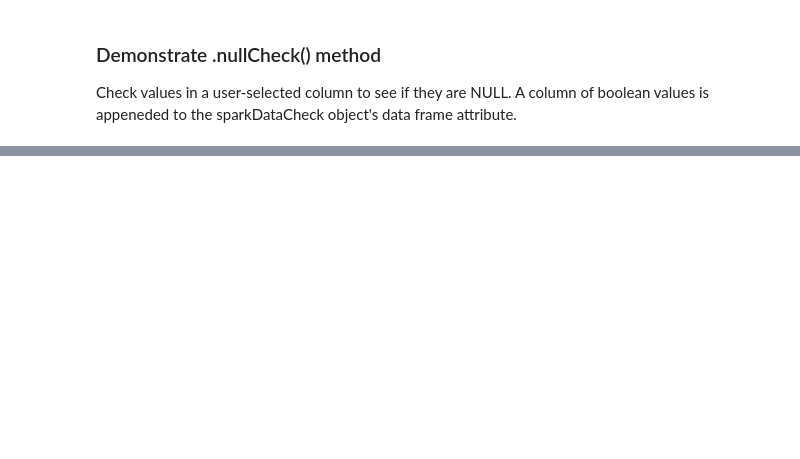
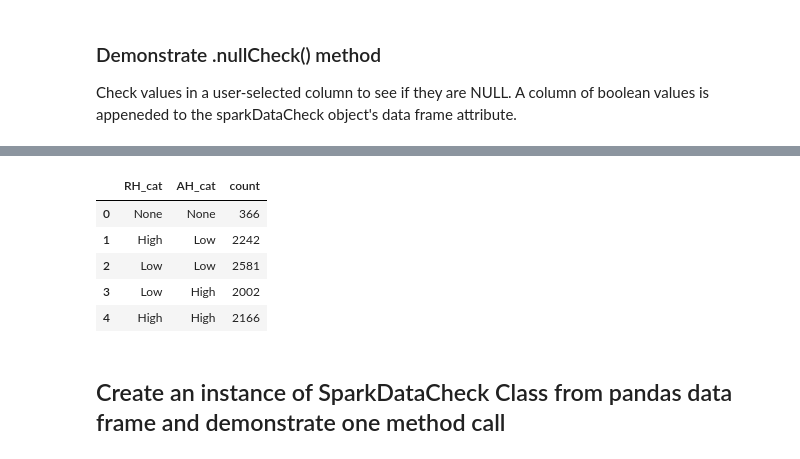
Before and after one commit to lytyler/ST554_project2, a Jupyter notebook: project2_part1b_part2.ipynb, the cells around one changed output, grey strips where cells are left out. Saved outputs shown, nothing was run; the diff lists cells and outputs as text; code cells hidden in the pictures; blank space fills up the shorter version.

```diff
--- a/project2_part1b_part2.ipynb
+++ b/project2_part1b_part2.ipynb
@@ -234,0 +311,12 @@ importlib.reload(project2_part1)
+# %%
+#two string columns entered
+sdc_air.strColSummarizer(columns = ["RH_cat", "AH_cat"])
+# %% [output]
+|  | RH_cat | AH_cat | count |
+| 0 | None | None | 366 |
+| 1 | High | Low | 2242 |
+| 2 | Low | Low | 2581 |
+| 3 | Low | High | 2002 |
+| 4 | High | High | 2166 |
+# %% [markdown]
+## Create an instance of SparkDataCheck Class from pandas data frame and demonstrate one method call
```
Also changed, not shown: parts of 30 cells of this notebook, 1 other file.
